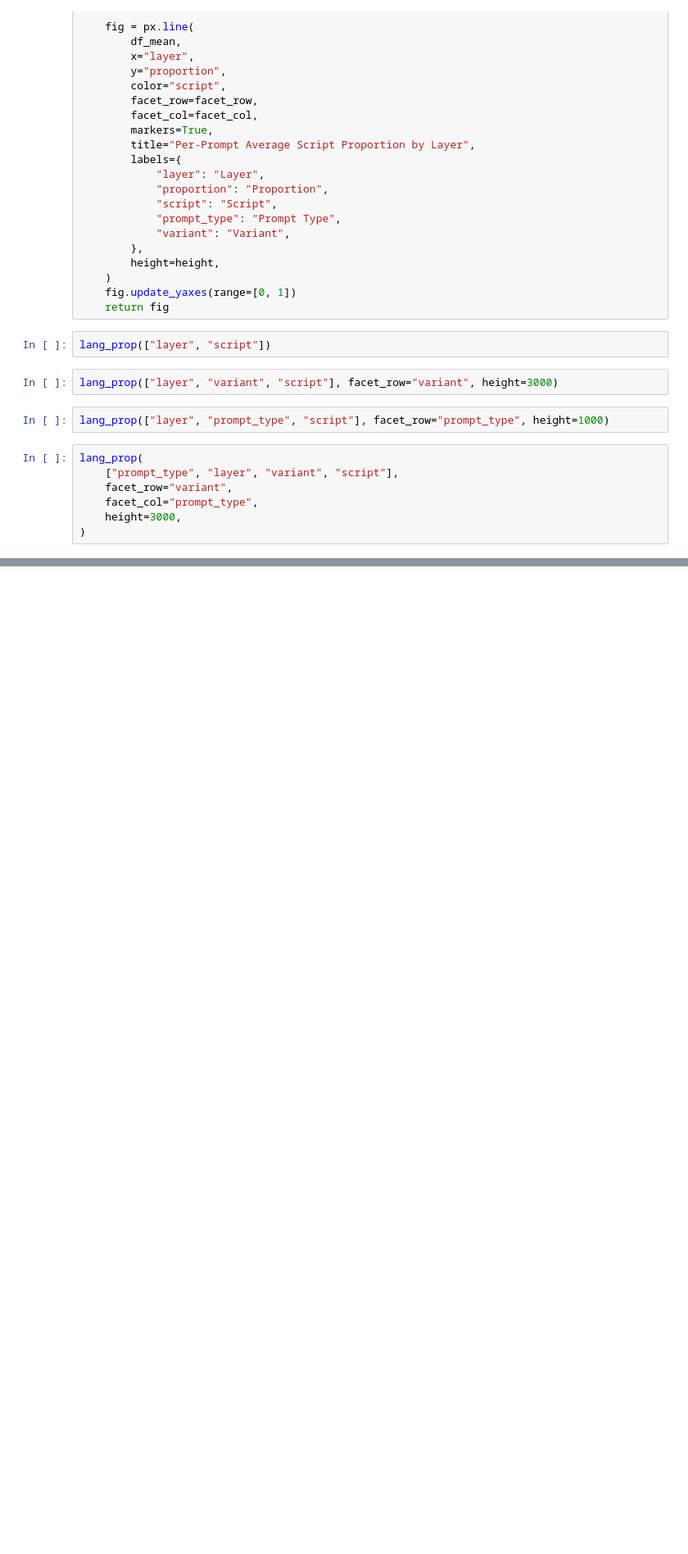
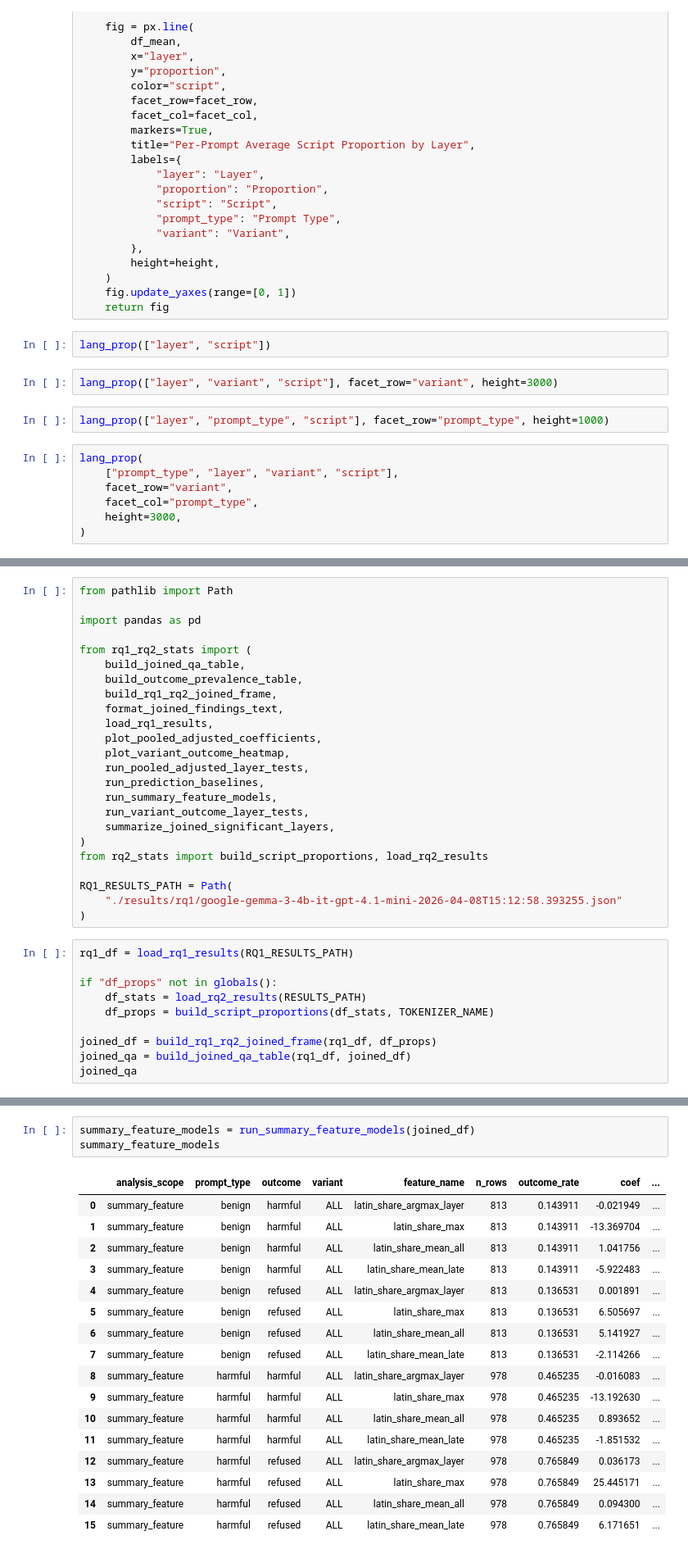
Before and after one commit to majulahsingapuri/hidden-in-plain-script, a Jupyter notebook: rq2.ipynb, the cells around one changed output, grey strips where cells are left out. Shown at 82% size. Cells and saved outputs as stored; diff of their text form; blank space fills up the shorter version.

```diff
--- a/rq2.ipynb
+++ b/rq2.ipynb
@@ -149,0 +299,34 @@ lang_prop(
+# %%
+from pathlib import Path
+
+import pandas as pd
+
+from rq1_rq2_stats import (
+    build_joined_qa_table,
+    build_outcome_prevalence_table,
+    build_rq1_rq2_joined_frame,
+    format_joined_findings_text,
+    load_rq1_results,
+    plot_pooled_adjusted_coefficients,
+    plot_variant_outcome_heatmap,
+    run_pooled_adjusted_layer_tests,
+    run_prediction_baselines,
+    run_summary_feature_models,
+    run_variant_outcome_layer_tests,
+    summarize_joined_significant_layers,
+)
+from rq2_stats import build_script_proportions, load_rq2_results
+
+RQ1_RESULTS_PATH = Path(
+    "./results/rq1/google-gemma-3-4b-it-gpt-4.1-mini-2026-04-08T15:12:58.393255.json"
+)
+# %%
+rq1_df = load_rq1_results(RQ1_RESULTS_PATH)
+
+if "df_props" not in globals():
+    df_stats = load_rq2_results(RESULTS_PATH)
+    df_props = build_script_proportions(df_stats, TOKENIZER_NAME)
+
+joined_df = build_rq1_rq2_joined_frame(rq1_df, df_props)
+joined_qa = build_joined_qa_table(rq1_df, joined_df)
+joined_qa
@@ -149,0 +459,21 @@ lang_prop(
+# %%
+summary_feature_models = run_summary_feature_models(joined_df)
+summary_feature_models
+# %% [output]
+|  | analysis_scope | prompt_type | outcome | variant | feature_name | n_rows | outcome_rate | coef | ... |
+| 0 | summary_feature | benign | harmful | ALL | latin_share_argmax_layer | 813 | 0.143911 | -0.021949 | ... |
+| 1 | summary_feature | benign | harmful | ALL | latin_share_max | 813 | 0.143911 | -13.369704 | ... |
+| 2 | summary_feature | benign | harmful | ALL | latin_share_mean_all | 813 | 0.143911 | 1.041756 | ... |
+| 3 | summary_feature | benign | harmful | ALL | latin_share_mean_late | 813 | 0.143911 | -5.922483 | ... |
+| 4 | summary_feature | benign | refused | ALL | latin_share_argmax_layer | 813 | 0.136531 | 0.001891 | ... |
+| 5 | summary_feature | benign | refused | ALL | latin_share_max | 813 | 0.136531 | 6.505697 | ... |
+| 6 | summary_feature | benign | refused | ALL | latin_share_mean_all | 813 | 0.136531 | 5.141927 | ... |
+| 7 | summary_feature | benign | refused | ALL | latin_share_mean_late | 813 | 0.136531 | -2.114266 | ... |
+| 8 | summary_feature | harmful | harmful | ALL | latin_share_argmax_layer | 978 | 0.465235 | -0.016083 | ... |
+| 9 | summary_feature | harmful | harmful | ALL | latin_share_max | 978 | 0.465235 | -13.192630 | ... |
+| 10 | summary_feature | harmful | harmful | ALL | latin_share_mean_all | 978 | 0.465235 | 0.893652 | ... |
+| 11 | summary_feature | harmful | harmful | ALL | latin_share_mean_late | 978 | 0.465235 | -1.851532 | ... |
+| 12 | summary_feature | harmful | refused | ALL | latin_share_argmax_layer | 978 | 0.765849 | 0.036173 | ... |
+| 13 | summary_feature | harmful | refused | ALL | latin_share_max | 978 | 0.765849 | 25.445171 | ... |
+| 14 | summary_feature | harmful | refused | ALL | latin_share_mean_all | 978 | 0.765849 | 0.094300 | ... |
+| 15 | summary_feature | harmful | refused | ALL | latin_share_mean_late | 978 | 0.765849 | 6.171651 | ... |
```
Also changed, not shown: parts of 27 cells of this notebook, 18 other files.
